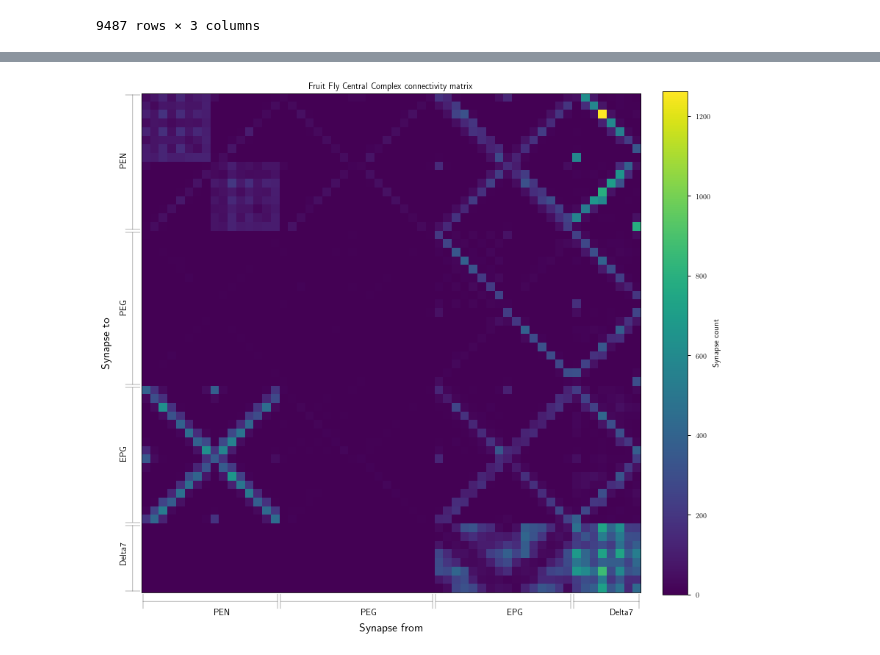
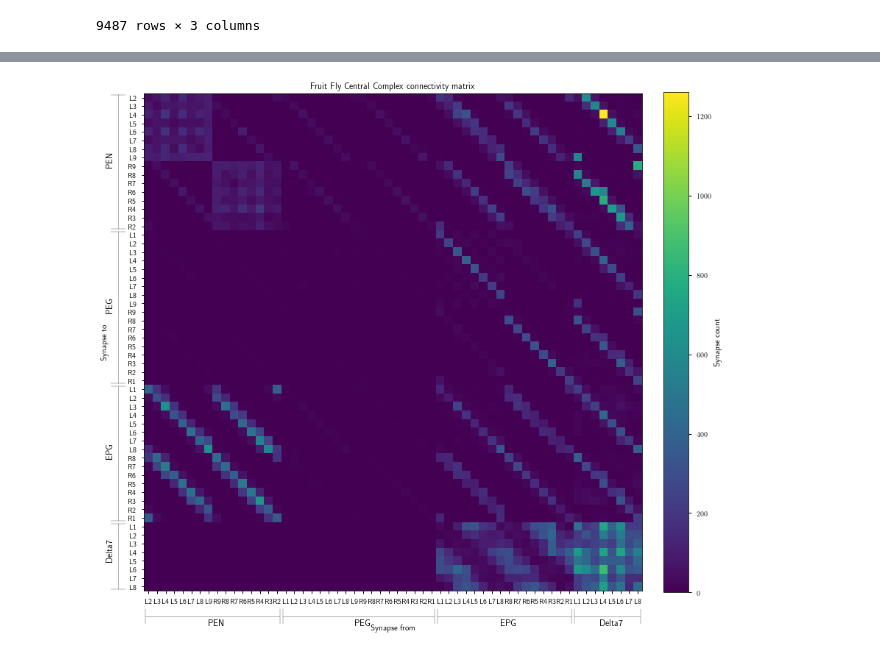
Before and after one commit to Dominic-DallOsto/insect-navigation-sinusoidal-optimality, a Jupyter notebook: fruit_fly_data_analysis.ipynb, the cells around one changed output, grey strips where cells are left out. Saved outputs shown, nothing was run; the diff lists cells and outputs as text; code cells hidden in the pictures.

Commit message:
Finish grouping neurons in fruit fly connectome analysis

```diff
--- a/fruit_fly_data_analysis.ipynb
+++ b/fruit_fly_data_analysis.ipynb
@@ -100,10 +131,12 @@ plt.show()
 # %%
-all_instances = pd.concat((
-	pen.instance.apply(lambda x: f'1_{x[-2:]}'),
-	peg.instance.apply(lambda x: f'2_{x[-2:]}'),
-	epg.instance.apply(lambda x: f'3_{x[-2:]}'),
-	d7.instance.apply(lambda x: f'4_{x.split("_")[1][:2]}') # note: D7 mixes some slightly different neurons eg. L4R5 and L4R6...
+# want to create groups based on the unique instances of each type of neuron, preserving the ordering we used above
+all_neuron_instances = pd.concat((
+	pen.instance.apply(lambda x: f'PEN_{x[-2:]}'),
+	peg.instance.apply(lambda x: f'PEG_{x[-2:]}'),
+	epg.instance.apply(lambda x: f'EPG_{x[-2:]}'),
+	d7.instance.apply(lambda x: f'D7_{x.split("_")[1][:2]}') # note: D7 mixes some slightly different neurons eg. L4R5 and L4R6...
 ))
-
-neuron_groups, unique_indices, neuron_group_indices = np.unique(all_instances, return_index=True, return_inverse=True)
-neuron_groups = neuron_groups[np.argsort(unique_indices)]
+# make a list containing the index of the group to which each neuron belongs (unique L# or R# values for each neuron type)
+neuron_groups, unique_indices = np.unique(all_neuron_instances, return_index=True)
+neuron_groups = list(neuron_groups[np.argsort(unique_indices)])
+neuron_group_indices = [neuron_groups.index(instance) for instance in all_neuron_instances]
@@ -127,23 +151,24 @@ for pre_id, post_id, weight in connections_subset.itertuples(index=False):
 # %%
 plt.figure(figsize=(12,12))
 im = plt.imshow(connectivity_matrix_grouped.T)
-plt.xlabel('\n\nSynapse from', fontsize=16)
-plt.ylabel('Synapse to\n\n', fontsize=16)
+plt.xlabel('\n\nSynapse from')
+plt.ylabel('Synapse to\n\n')
 plt.title('Fruit Fly Central Complex connectivity matrix')
-plt.xticks([])
-plt.yticks([])
+plt.xticks(np.arange(len(neuron_groups)), [s.split('_')[1] for s in neuron_groups])
+plt.yticks(np.arange(len(neuron_groups)), [s.split('_')[1] for s in neuron_groups])
 
 type_borders = np.cumsum([0,16,18,16,8])
 
 for start,stop,type in zip(type_borders[:-1], type_borders[1:],['PEN','PEG','EPG','Delta7']):
-	plt.annotate('',xy=(start-.5,58.5),xytext=(stop-.5,58.5), arrowprops=dict(arrowstyle='|-|',facecolor='red'), annotation_clip=False)
-	plt.annotate('',xy=(-1.5,start-.5),xytext=(-1.5,stop-.5), arrowprops=dict(arrowstyle='|-|',facecolor='red'), annotation_clip=False)
+	bar_distance = 3
+	plt.annotate('',xy=(start-.5,plt.ylim()[0]+bar_distance),xytext=(stop-.5,plt.ylim()[0]+bar_distance), arrowprops=dict(arrowstyle='|-|',facecolor='red'), annotation_clip=False)
+	plt.annotate('',xy=(plt.xlim()[0]-bar_distance,start-.5),xytext=(plt.xlim()[0]-bar_distance,stop-.5), arrowprops=dict(arrowstyle='|-|',facecolor='red'), annotation_clip=False)
 
-	plt.annotate(type,xy=((start+stop)/2,60), annotation_clip=False, fontsize=12)
-	plt.annotate(type,xy=(-3,(start+stop)/2), annotation_clip=False, fontsize=12, rotation=90)
+	plt.annotate(type,xy=((start+stop)/2,plt.ylim()[0]+bar_distance+1), annotation_clip=False, fontsize=12, horizontalalignment='center')
+	plt.annotate(type,xy=(plt.xlim()[0]-bar_distance-1,(start+stop)/2), annotation_clip=False, fontsize=12, horizontalalignment='center', rotation=90)
 
 plt.colorbar(im, fraction=0.046, pad=0.04, label='Synapse count')
 plt.tight_layout()
 plt.show()
 # %% [output]
-[figure, old version]
+[figure, new version]
```
Also changed, not shown: parts of 10 cells of this notebook, 3 other files.
